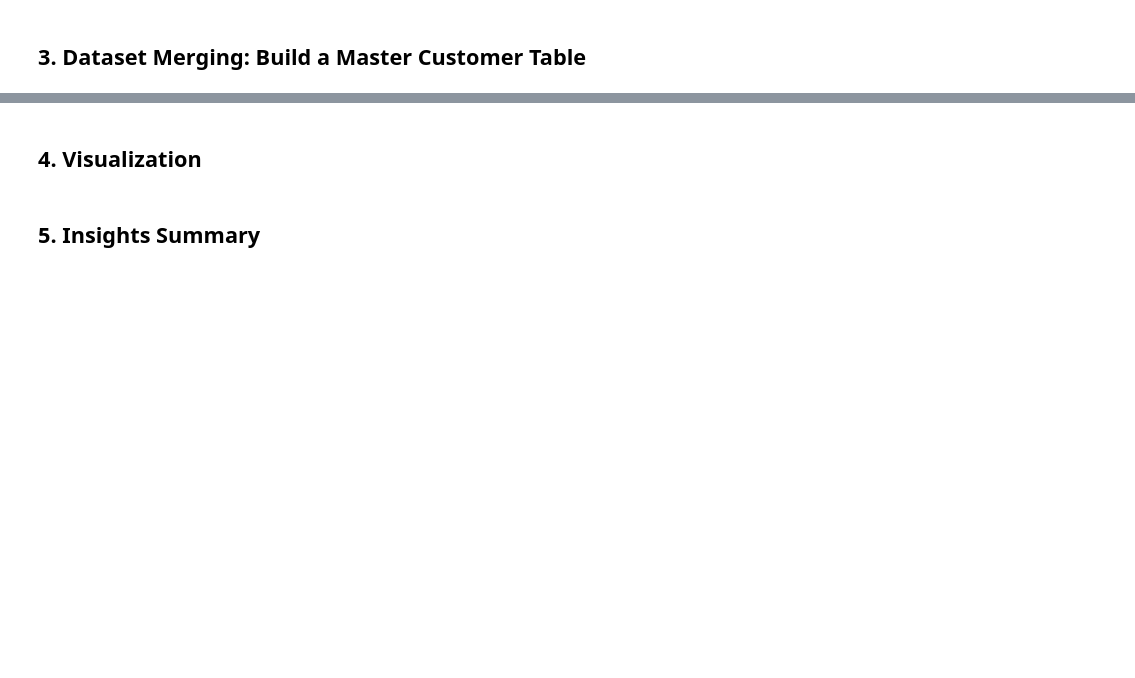
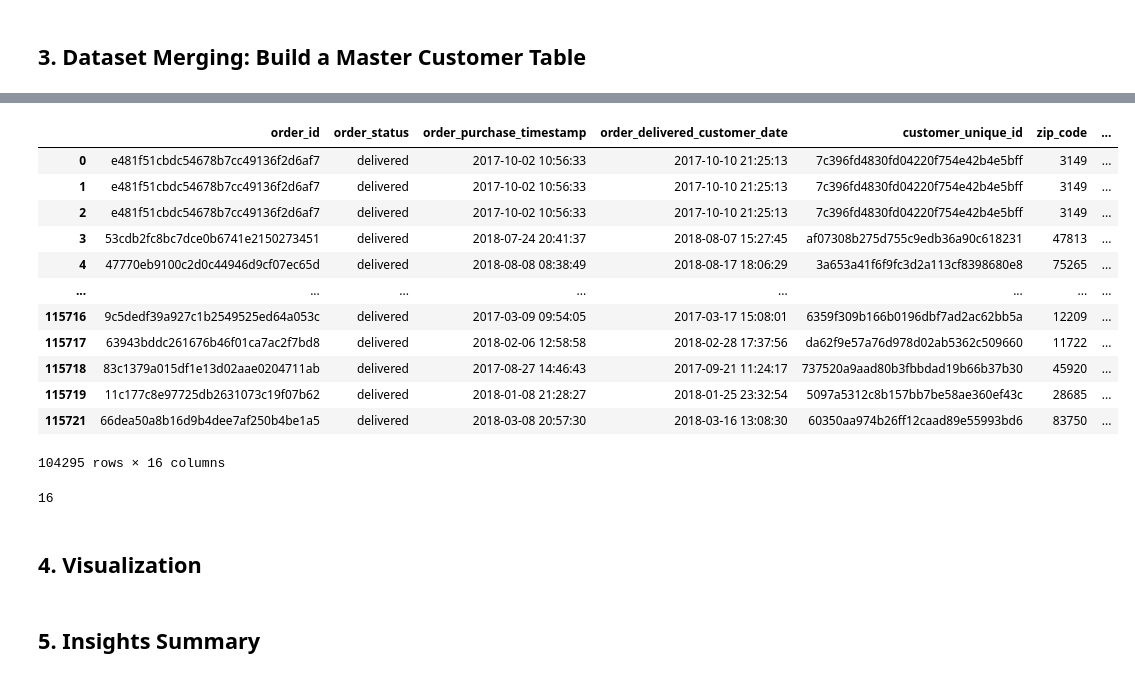
Before and after one commit to saikeerthan06/309-Project, a Jupyter notebook: xiu_wen.ipynb, the cells around one changed output, grey strips where cells are left out. Cells and saved outputs as stored; diff of their text form; code cells hidden in the pictures; blank space fills up the shorter version.

Commit message:
master_dataset done!

```diff
--- a/xiu_wen.ipynb
+++ b/xiu_wen.ipynb
@@ -683,10 +685,10 @@ customers_dataset.rename(columns={'customer_zip_code_prefix':'zip_code', 'custom
 # 2.2 Clean geolocation_dataset (file 2)
 geolocation_dataset = geolocation_dataset.drop(columns=['geolocation_lat', 'geolocation_lng'])
 geolocation_dataset.rename(columns={'geolocation_zip_code_prefix':'zip_code', 'geolocation_city': 'city', 'geolocation_state': 'state'}, inplace=True)
-geolocation_dataset = geolocation_dataset.drop_duplicates(subset=['zip_code', 'city', 'state'])
+geolocation_dataset = geolocation_dataset.drop_duplicates()
 
 # 2.3 Clean order_items_dataset (file 3)
-order_items_dataset = order_items_dataset.drop(columns=['freight_value'])
+order_items_dataset = order_items_dataset.drop(columns=['freight_value', 'shipping_limit_date'])
 
 # 2.4 Clean order_reviews_dataset (file 5)
 order_reviews_dataset = order_reviews_dataset.drop(columns={'review_comment_title', 'review_comment_message', 'review_creation_date', 'review_answer_timestamp'})
@@ -885,0 +815,20 @@ dtype: int64
+# %%
+# Drop redundant columns.
+
+master_dataset.drop(columns=[
+    'customer_id',                            # Drop 'customer_id' since 'customer_unique_id' represents the unique customers across multiple orders.
+    'zip_code_y', 'city_y', 'state_y',        # Duplicated location columns from geolocation_dataset. Keep '_x' from customers_dataset.
+    'order_item_id',                          # Order identifier
+    'payment_sequential',                     # Payment order
+    'review_id',                              # Review identifer
+    'product_category_name'                   # Non-english product category name.
+], inplace=True)
+
+master_dataset.rename(
+    columns = {
+        'zip_code_x': 'zip_code',
+        'city_x': 'city',
+        'state_x': 'state',
+    }, inplace=True)
+
+master_dataset.columns
@@ -885,0 +847,4 @@ dtype: int64
+# %%
+# Drop duplicates.
+master_dataset = master_dataset.drop_duplicates()
+master_dataset.duplicated().sum()
@@ -885,0 +874,11 @@ dtype: int64
+# %%
+# Fill payment-related nulls with safe defaults.
+master_dataset['payment_type'].fillna('unknown', inplace=True)
+master_dataset['payment_installments'].fillna(0, inplace=True)
+master_dataset['payment_value'].fillna(0, inplace=True)
+
+# Fill review_score nulls with 'NULL' value.
+master_dataset['review_score'].fillna('NULL', inplace=True)
+
+# Optional: fill missing product categories.
+master_dataset['product_category_name_english'].fillna('NaN', inplace=True)
@@ -885,0 +924,20 @@ dtype: int64
+# %%
+master_dataset
+# %% [output]
+|  | order_id | order_status | order_purchase_timestamp | order_delivered_customer_date | customer_unique_id | zip_code | ... |
+| 0 | e481f51cbdc54678b7cc49136f2d6af7 | delivered | 2017-10-02 10:56:33 | 2017-10-10 21:25:13 | 7c396fd4830fd04220f754e42b4e5bff | 3149 | ... |
+| 1 | e481f51cbdc54678b7cc49136f2d6af7 | delivered | 2017-10-02 10:56:33 | 2017-10-10 21:25:13 | 7c396fd4830fd04220f754e42b4e5bff | 3149 | ... |
+| 2 | e481f51cbdc54678b7cc49136f2d6af7 | delivered | 2017-10-02 10:56:33 | 2017-10-10 21:25:13 | 7c396fd4830fd04220f754e42b4e5bff | 3149 | ... |
+| 3 | 53cdb2fc8bc7dce0b6741e2150273451 | delivered | 2018-07-24 20:41:37 | 2018-08-07 15:27:45 | af07308b275d755c9edb36a90c618231 | 47813 | ... |
+| 4 | 47770eb9100c2d0c44946d9cf07ec65d | delivered | 2018-08-08 08:38:49 | 2018-08-17 18:06:29 | 3a653a41f6f9fc3d2a113cf8398680e8 | 75265 | ... |
+| ... | ... | ... | ... | ... | ... | ... | ... |
+| 115716 | 9c5dedf39a927c1b2549525ed64a053c | delivered | 2017-03-09 09:54:05 | 2017-03-17 15:08:01 | 6359f309b166b0196dbf7ad2ac62bb5a | 12209 | ... |
+| 115717 | 63943bddc261676b46f01ca7ac2f7bd8 | delivered | 2018-02-06 12:58:58 | 2018-02-28 17:37:56 | da62f9e57a76d978d02ab5362c509660 | 11722 | ... |
+| 115718 | 83c1379a015df1e13d02aae0204711ab | delivered | 2017-08-27 14:46:43 | 2017-09-21 11:24:17 | 737520a9aad80b3fbbdad19b66b37b30 | 45920 | ... |
+| 115719 | 11c177c8e97725db2631073c19f07b62 | delivered | 2018-01-08 21:28:27 | 2018-01-25 23:32:54 | 5097a5312c8b157bb7be58ae360ef43c | 28685 | ... |
+| 115721 | 66dea50a8b16d9b4dee7af250b4be1a5 | delivered | 2018-03-08 20:57:30 | 2018-03-16 13:08:30 | 60350aa974b26ff12caad89e55993bd6 | 83750 | ... |
+104295 rows × 16 columns
+# %%
+print(master_dataset.columns.nunique())
+# %% [output]
+16
```
Also changed, not shown: parts of 21 cells of this notebook, 1 other file.
